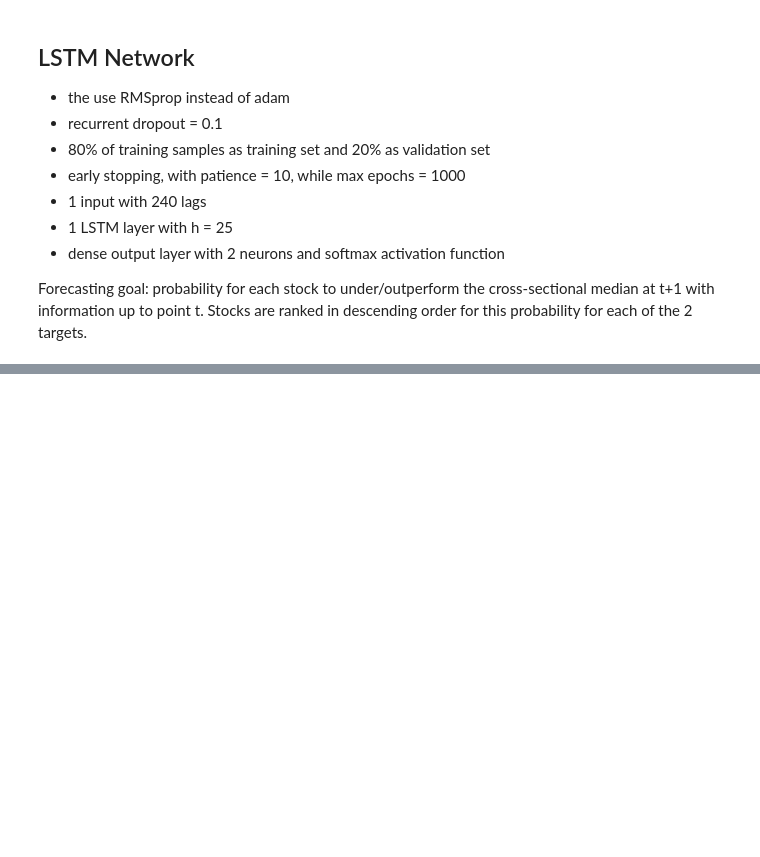
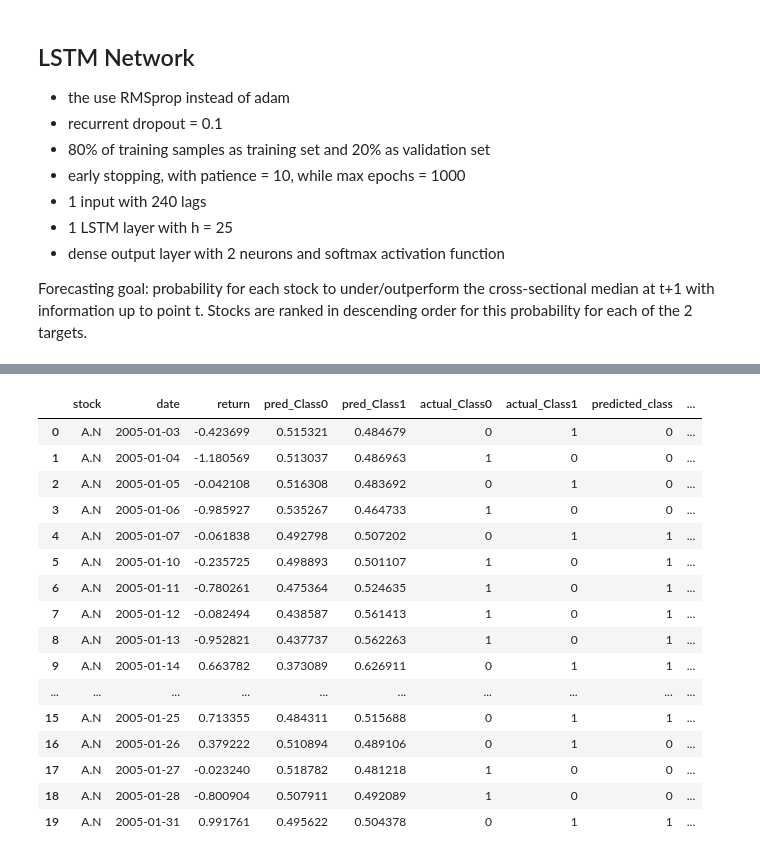
Before and after one commit to juliusd01/Deep_Learning, a Jupyter notebook: Research/Finance/Stock_Returns/Krauss/survivor-bias-free_s&p.ipynb, the cells around one changed output, grey strips where cells are left out. Cells and saved outputs as stored; diff of their text form; code cells hidden in the pictures; blank space fills up the shorter version.

Commit message:
check metrics for Krauss

```diff
--- a/Research/Finance/Stock_Returns/Krauss/survivor-bias-free_s&p.ipynb
+++ b/Research/Finance/Stock_Returns/Krauss/survivor-bias-free_s&p.ipynb
@@ -481,0 +571,31 @@ KeyboardInterrupt:
+# %%
+# Evaluate on test set
+X_test_tensor = torch.FloatTensor(X_test).to(device)
+y_test_tensor = torch.FloatTensor(y_test).to(device)
+
+model.eval()
+with torch.no_grad():
+    predictions = model(X_test_tensor)
+    predictions = predictions.cpu().numpy()
+
+    # Calculate test metrics
+    _, predicted_labels = torch.max(torch.FloatTensor(predictions), 1)
+    _, actual_labels = torch.max(y_test_tensor, 1)
+    test_accuracy = (predicted_labels == actual_labels.cpu()).sum().item() / len(actual_labels)
+
+    test_loss = criterion(torch.FloatTensor(predictions).to(device), y_test_tensor).item()
+
+print(f'Test Loss: {test_loss:.4f}')
+print(f'Test Accuracy: {test_accuracy:.4f}')
+
+# Create a DataFrame with predictions and metadata
+results_df = test_metadata.copy()
+results_df['pred_Class0'] = predictions[:, 0]
+results_df['pred_Class1'] = predictions[:, 1]
+results_df['actual_Class0'] = y_test[:, 0]
+results_df['actual_Class1'] = y_test[:, 1]
+results_df['predicted_class'] = np.argmax(predictions, axis=1)
+results_df['actual_class'] = np.argmax(y_test, axis=1)
+
+display(results_df.head(20))
+# %% [output]
@@ -481,0 +604,17 @@ KeyboardInterrupt:
+|  | stock | date | return | pred_Class0 | pred_Class1 | actual_Class0 | actual_Class1 | predicted_class | ... |
+| 0 | A.N | 2005-01-03 | -0.423699 | 0.515321 | 0.484679 | 0 | 1 | 0 | ... |
+| 1 | A.N | 2005-01-04 | -1.180569 | 0.513037 | 0.486963 | 1 | 0 | 0 | ... |
+| 2 | A.N | 2005-01-05 | -0.042108 | 0.516308 | 0.483692 | 0 | 1 | 0 | ... |
+| 3 | A.N | 2005-01-06 | -0.985927 | 0.535267 | 0.464733 | 1 | 0 | 0 | ... |
+| 4 | A.N | 2005-01-07 | -0.061838 | 0.492798 | 0.507202 | 0 | 1 | 1 | ... |
+| 5 | A.N | 2005-01-10 | -0.235725 | 0.498893 | 0.501107 | 1 | 0 | 1 | ... |
+| 6 | A.N | 2005-01-11 | -0.780261 | 0.475364 | 0.524635 | 1 | 0 | 1 | ... |
+| 7 | A.N | 2005-01-12 | -0.082494 | 0.438587 | 0.561413 | 1 | 0 | 1 | ... |
+| 8 | A.N | 2005-01-13 | -0.952821 | 0.437737 | 0.562263 | 1 | 0 | 1 | ... |
+| 9 | A.N | 2005-01-14 | 0.663782 | 0.373089 | 0.626911 | 0 | 1 | 1 | ... |
+| ... | ... | ... | ... | ... | ... | ... | ... | ... | ... |
+| 15 | A.N | 2005-01-25 | 0.713355 | 0.484311 | 0.515688 | 0 | 1 | 1 | ... |
+| 16 | A.N | 2005-01-26 | 0.379222 | 0.510894 | 0.489106 | 0 | 1 | 0 | ... |
+| 17 | A.N | 2005-01-27 | -0.023240 | 0.518782 | 0.481218 | 1 | 0 | 0 | ... |
+| 18 | A.N | 2005-01-28 | -0.800904 | 0.507911 | 0.492089 | 1 | 0 | 0 | ... |
+| 19 | A.N | 2005-01-31 | 0.991761 | 0.495622 | 0.504378 | 0 | 1 | 1 | ... |
```
Also changed, not shown: parts of 19 cells of this notebook, 27 other files.
